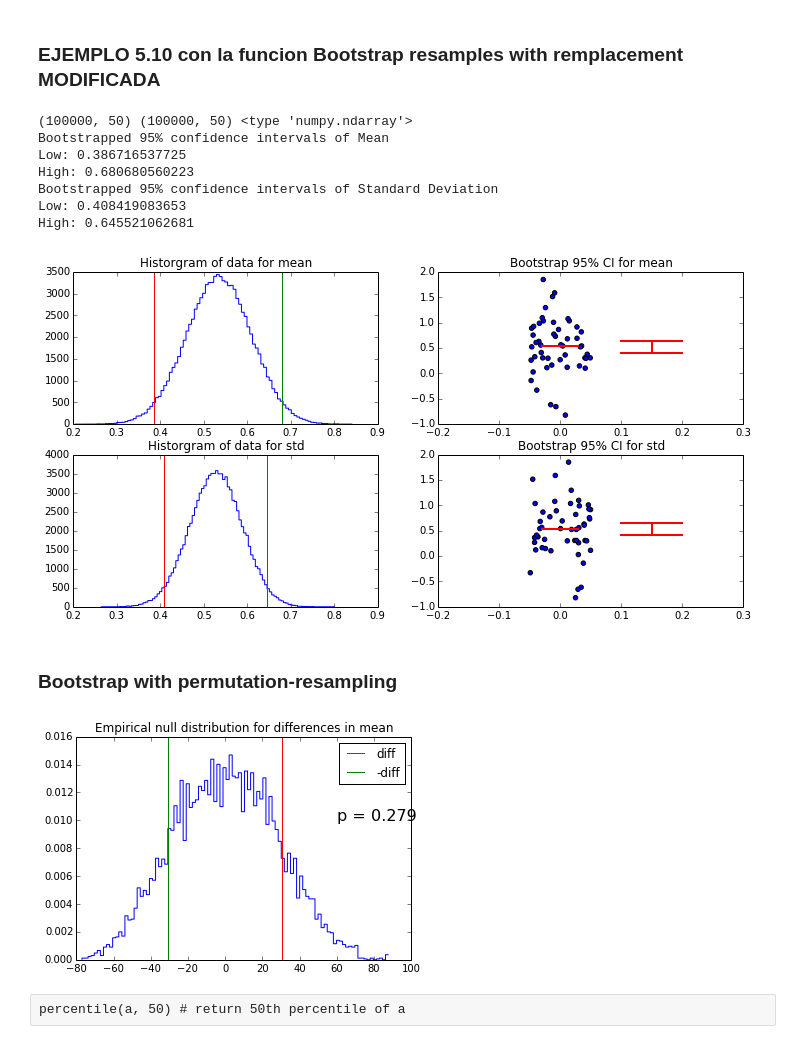
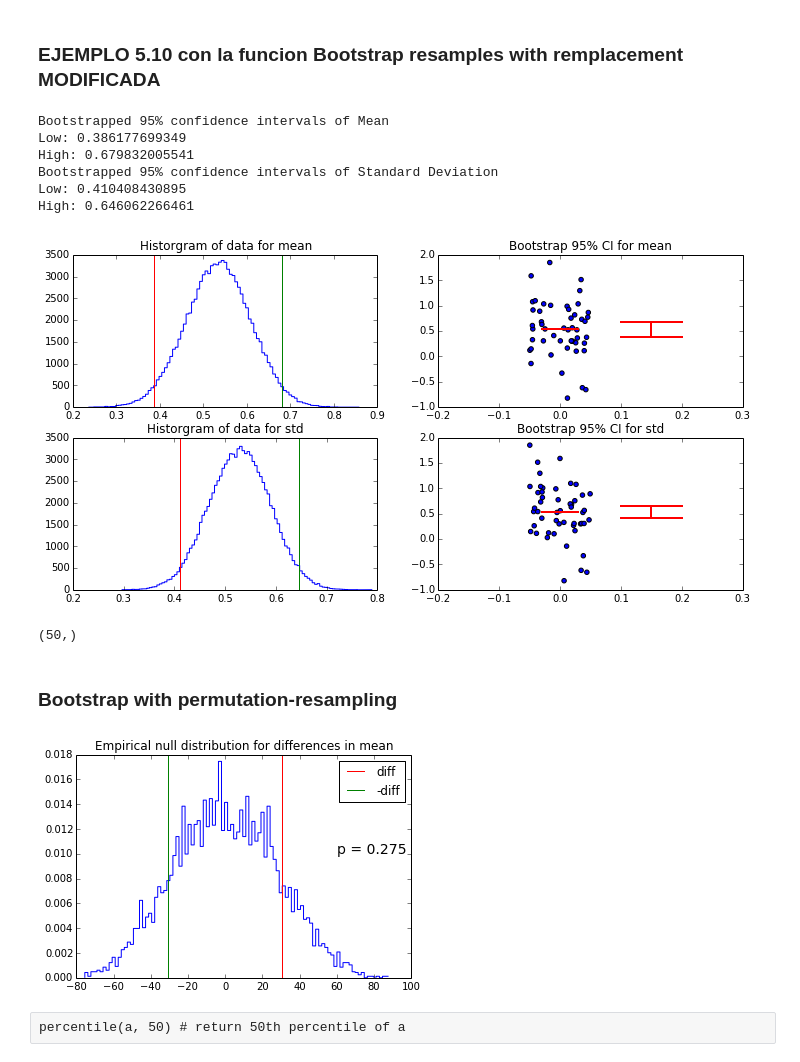
Before and after one commit to Ruben-VV/practica-python, a Jupyter notebook: iPython Notebook/Intervalos de Confianza.ipynb, the cells around one changed output. Saved outputs shown, nothing was run; the diff lists cells and outputs as text; code cells hidden in the pictures.

```diff
--- a/iPython Notebook/Intervalos de Confianza.ipynb
+++ b/iPython Notebook/Intervalos de Confianza.ipynb
@@ -333,7 +354,6 @@ def bootstrap2(data, num_samples, alpha, statistic=None):
     n = len(data)
     idx = npr.randint(0, n, (num_samples, n))
     samples = data[idx]
-    print shape(idx), shape(samples), type(idx)
     if statistic == None:
         statistic = [np.mean, np.std]
 
@@ -369,9 +389,9 @@ if __name__ == '__main__':
     pylab.subplot(222)
     pylab.plot([-0.03,0.03], [np.mean(x), np.mean(x)], 'r', linewidth=2)
     pylab.scatter(0.1*(npr.random(len(x))-0.5), x)
-    pylab.plot([0.1,0.2], [low, low], 'r', linewidth=2)
-    pylab.plot([0.1,0.2], [high, high], 'r', linewidth=2)
-    pylab.plot([0.15,0.15], [low, high], 'r', linewidth=2)
+    pylab.plot([0.1,0.2], [low_mean, low_mean], 'r', linewidth=2)
+    pylab.plot([0.1,0.2], [high_mean, high_mean], 'r', linewidth=2)
+    pylab.plot([0.15,0.15], [low_mean, high_mean], 'r', linewidth=2)
     pylab.xlim([-0.2, 0.3])
     pylab.title('Bootstrap 95% CI for mean')
     #pylab.savefig('examples/boostrap.png')
@@ -386,22 +406,25 @@ if __name__ == '__main__':
     pylab.subplot(224)
     pylab.plot([-0.03,0.03], [np.std(x,ddof=1), np.std(x,ddof=1)], 'r', linewidth=2)
     pylab.scatter(0.1*(npr.random(len(x))-0.5), x)
-    pylab.plot([0.1,0.2], [low, low], 'r', linewidth=2)
-    pylab.plot([0.1,0.2], [high, high], 'r', linewidth=2)
-    pylab.plot([0.15,0.15], [low, high], 'r', linewidth=2)
+    pylab.plot([0.1,0.2], [low_std, low_std], 'r', linewidth=2)
+    pylab.plot([0.1,0.2], [high_std, high_std], 'r', linewidth=2)
+    pylab.plot([0.15,0.15], [low_std, high_std], 'r', linewidth=2)
     pylab.xlim([-0.2, 0.3])
     pylab.title('Bootstrap 95% CI for std')
     #pylab.savefig('examples/boostrap.png')
     print "Bootstrapped 95% confidence intervals of Standard Deviation\nLow:", low_std, "\nHigh:", high_std
 # %% [output]
-(100000, 50) (100000, 50) <type 'numpy.ndarray'>
 Bootstrapped 95% confidence intervals of Mean
-Low: 0.386716537725
-High: 0.680680560223
+Low: 0.386177699349
+High: 0.679832005541
 Bootstrapped 95% confidence intervals of Standard Deviation
-Low: 0.408419083653
-High: 0.645521062681
+Low: 0.410408430895
+High: 0.646062266461
-[figure, old version]
+[figure, new version]
+# %%
+x.shape
+# %% [output]
+(50,)
 # %% [markdown]
 ### Bootstrap with permutation-resampling
 # %%
@@ -413,35 +436,35 @@ def permutation_resampling(case, control, num_samples, statistic):
     num_case = len(case)
 
     combined = np.concatenate([case, control])
     diffs = []
     for i in range(num_samples):
         xs = npr.permutation(combined)
         diff = np.mean(xs[:num_case]) - np.mean(xs[num_case:])
         diffs.append(diff)
 
     pval = (np.sum(diffs > observed_diff) +
             np.sum(diffs < -observed_diff))/float(num_samples)
     return pval, observed_diff, diffs
 
 if __name__ == '__main__':
     # make up some data
     case = [94, 38, 23, 197, 99, 16, 141]
     control = [52, 10, 40, 104, 51, 27, 146, 30, 46]
 
     # find p-value by permutation resampling
     pval, observed_diff, diffs = \
           permutation_resampling(case, control, 10000, np.mean)
 
     # make plots
     pylab.title('Empirical null distribution for differences in mean')
     pylab.hist(diffs, bins=100, histtype='step', normed=True)
     pylab.axvline(observed_diff, c='red', label='diff')
     pylab.axvline(-observed_diff, c='green', label='-diff')
-    pylab.text(60, 0.01, 'p = %.3f' % pval, fontsize=16)
+    pylab.text(60, 0.01, 'p = %.3f' % pval, fontsize=14)
     pylab.legend()
     #pylab.savefig('examples/permutation.png')
 # %% [output]
-[figure, old version]
+[figure, new version]
 # %% [raw]
 percentile(a, 50) # return 50th percentile of a
 # %% [markdown]
```
Also changed, not shown: parts of 1 cell of this notebook, 1 other file.
